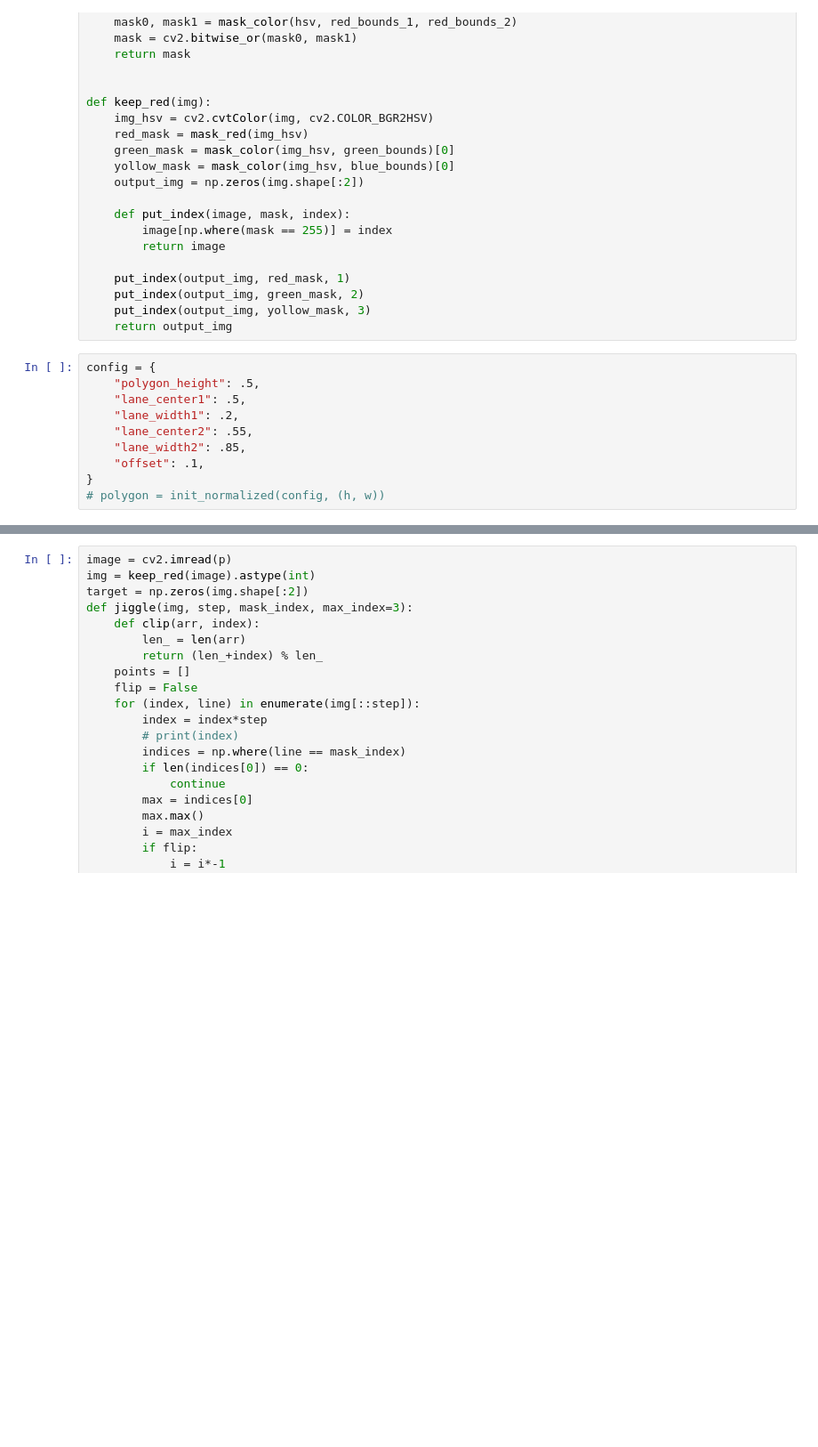
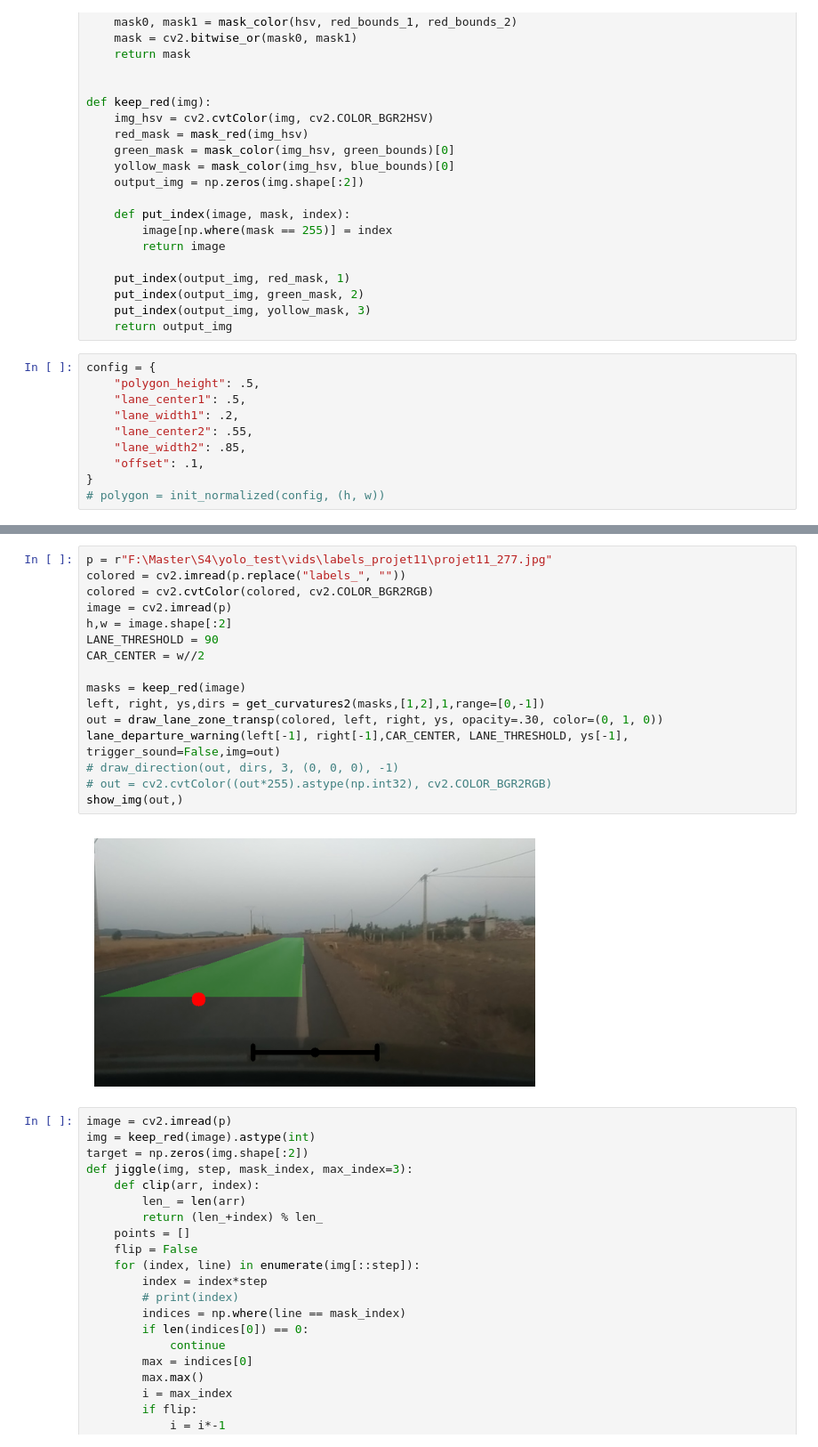
Before and after one commit to n2ak/pfe, a Jupyter notebook: backend/src/edge_detection.ipynb, the cells around one changed output, grey strips where cells are left out. Shown at 89% size. Cells and saved outputs as stored; diff of their text form; blank space fills up the shorter version.

```diff
--- a/backend/src/edge_detection.ipynb
+++ b/backend/src/edge_detection.ipynb
@@ -278,3 +389,21 @@ show_img(out,figsize=(10,10))
+# %%
+p = r"F:\Master\S4\yolo_test\vids\labels_projet11\projet11_277.jpg"
+colored = cv2.imread(p.replace("labels_", ""))
+colored = cv2.cvtColor(colored, cv2.COLOR_BGR2RGB)
+image = cv2.imread(p)
+h,w = image.shape[:2]
+LANE_THRESHOLD = 90
+CAR_CENTER = w//2
+
+masks = keep_red(image)
+left, right, ys,dirs = get_curvatures2(masks,[1,2],1,range=[0,-1])
+out = draw_lane_zone_transp(colored, left, right, ys, opacity=.30, color=(0, 1, 0))
+lane_departure_warning(left[-1], right[-1],CAR_CENTER, LANE_THRESHOLD, ys[-1], trigger_sound=False,img=out)
+# draw_direction(out, dirs, 3, (0, 0, 0), -1)
+# out = cv2.cvtColor((out*255).astype(np.int32), cv2.COLOR_BGR2RGB)
+show_img(out,)
+# %% [output]
+[figure, added]
 # %%
 image = cv2.imread(p)
 img = keep_red(image).astype(int)
```
Also changed, not shown: parts of 9 cells of this notebook, 11 other files.
